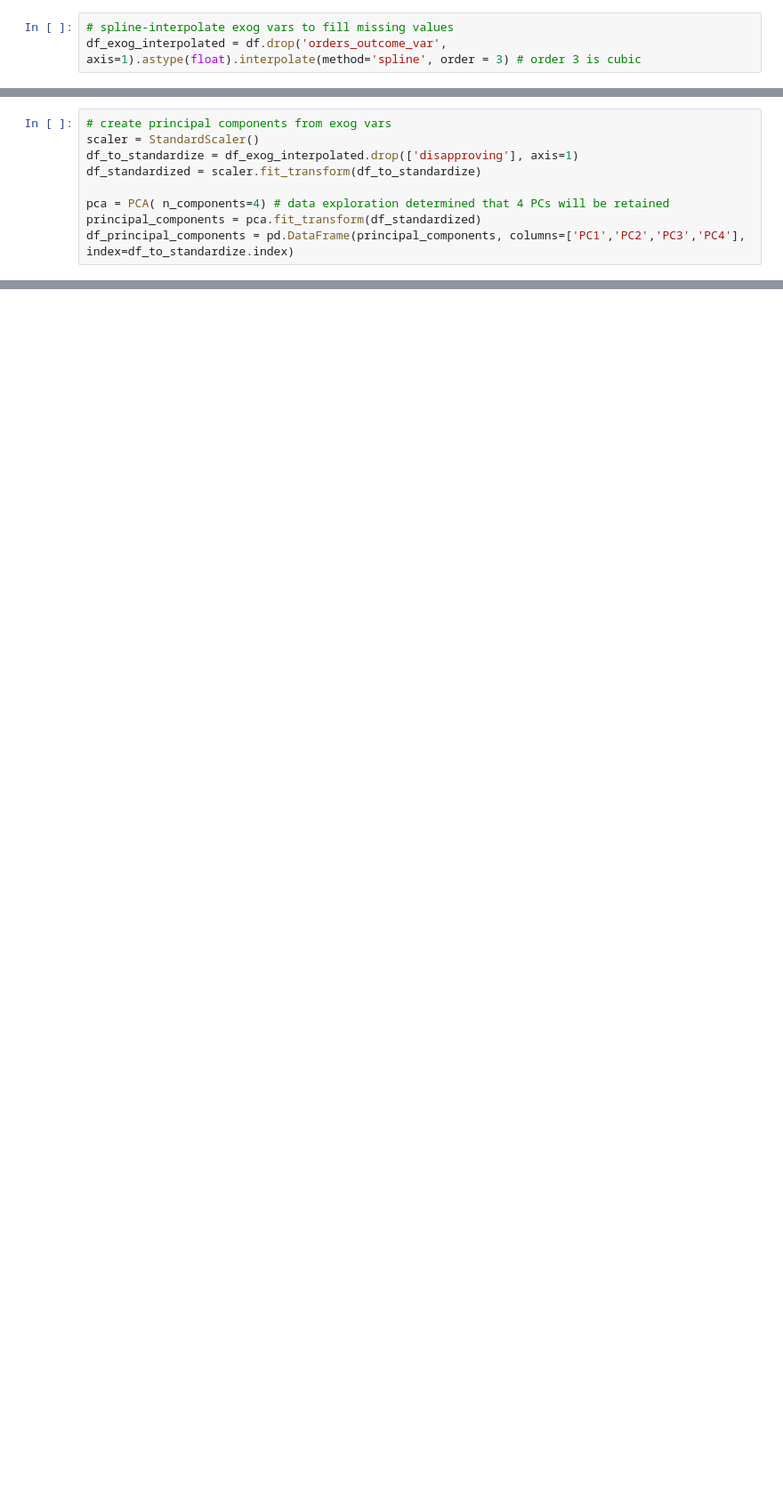
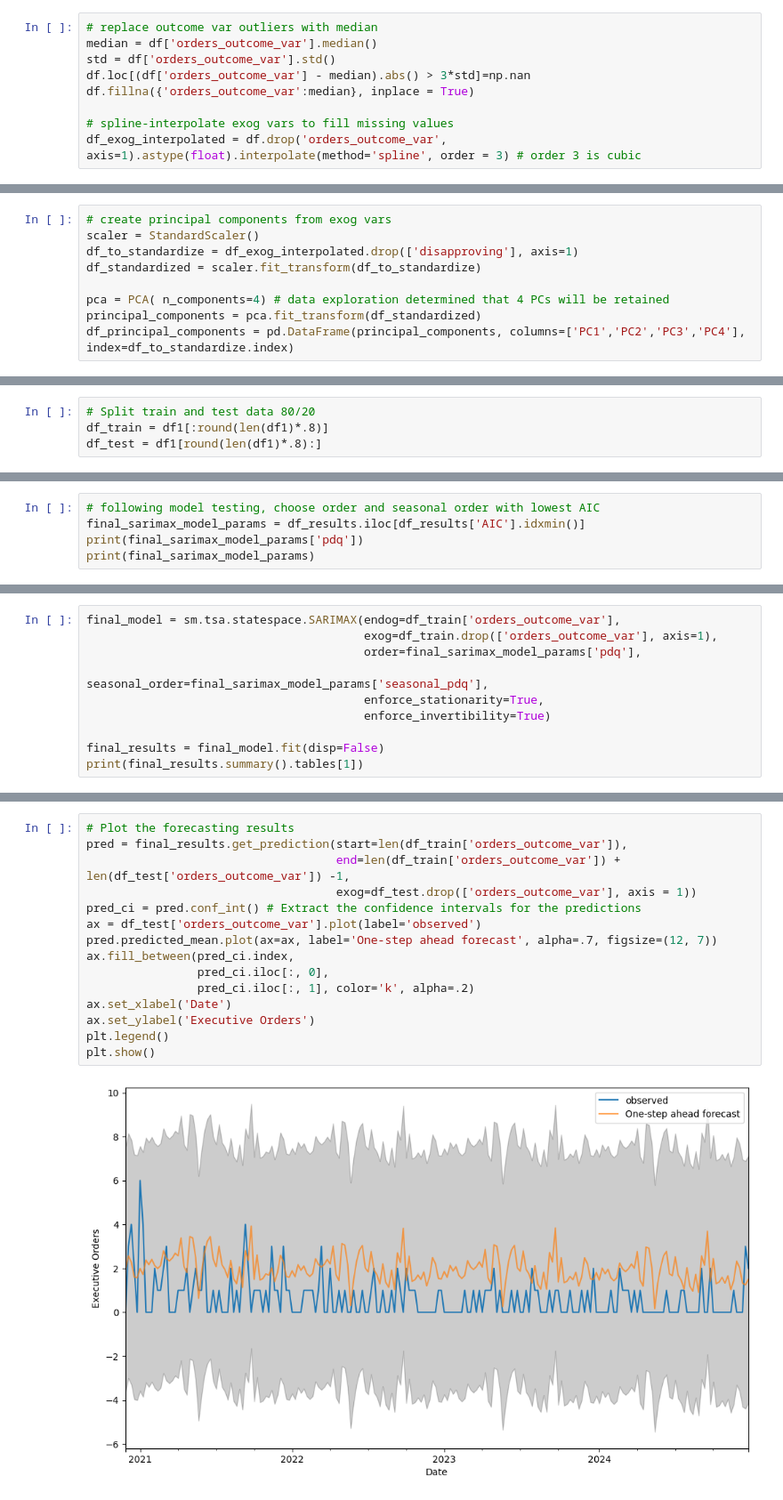
Before and after one commit to rich-ard/executive_order_prediction, a Jupyter notebook: cloud_run_functions/SARIMAX_model/model_building.ipynb, the cells around one changed output, grey strips where cells are left out. Shown at 89% size. Drawn from its saved outputs; the diff is of its cells as text; blank space fills up the shorter version.

```diff
--- a/cloud_run_functions/SARIMAX_model/model_building.ipynb
+++ b/cloud_run_functions/SARIMAX_model/model_building.ipynb
@@ -31,5 +35,11 @@ df['week_start'] = pd.to_datetime(df['week_start'])
 df = df.sort_values(by='week_start', ascending=True)
 df.set_index('week_start', inplace=True)
 # %%
+# replace outcome var outliers with median
+median = df['orders_outcome_var'].median()
+std = df['orders_outcome_var'].std()
+df.loc[(df['orders_outcome_var'] - median).abs() > 3*std]=np.nan
+df.fillna({'orders_outcome_var':median}, inplace = True)
+
 # spline-interpolate exog vars to fill missing values
 df_exog_interpolated = df.drop('orders_outcome_var', axis=1).astype(float).interpolate(method='spline', order = 3) # order 3 is cubic
@@ -69,0 +69,4 @@ week_start
+# %%
+# Split train and test data 80/20
+df_train = df1[:round(len(df1)*.8)]
+df_test = df1[round(len(df1)*.8):]
@@ -69,0 +133,5 @@ week_start
+# %%
+# following model testing, choose order and seasonal order with lowest AIC
+final_sarimax_model_params = df_results.iloc[df_results['AIC'].idxmin()]
+print(final_sarimax_model_params['pdq'])
+print(final_sarimax_model_params)
@@ -69,0 +144,10 @@ week_start
+# %%
+final_model = sm.tsa.statespace.SARIMAX(endog=df_train['orders_outcome_var'],
+                                        exog=df_train.drop(['orders_outcome_var'], axis=1),
+                                        order=final_sarimax_model_params['pdq'],
+                                        seasonal_order=final_sarimax_model_params['seasonal_pdq'],
+                                        enforce_stationarity=True,
+                                        enforce_invertibility=True)
+
+final_results = final_model.fit(disp=False)
+print(final_results.summary().tables[1])
@@ -69,0 +165,17 @@ week_start
+# %%
+# Plot the forecasting results
+pred = final_results.get_prediction(start=len(df_train['orders_outcome_var']),
+                                    end=len(df_train['orders_outcome_var']) + len(df_test['orders_outcome_var']) -1,
+                                    exog=df_test.drop(['orders_outcome_var'], axis = 1))
+pred_ci = pred.conf_int() # Extract the confidence intervals for the predictions
+ax = df_test['orders_outcome_var'].plot(label='observed')
+pred.predicted_mean.plot(ax=ax, label='One-step ahead forecast', alpha=.7, figsize=(12, 7))
+ax.fill_between(pred_ci.index,
+                pred_ci.iloc[:, 0],
+                pred_ci.iloc[:, 1], color='k', alpha=.2)
+ax.set_xlabel('Date')
+ax.set_ylabel('Executive Orders')
+plt.legend()
+plt.show()
+# %% [output]
+[figure, added]
```
Also changed, not shown: parts of 10 cells of this notebook, 1 other file.
